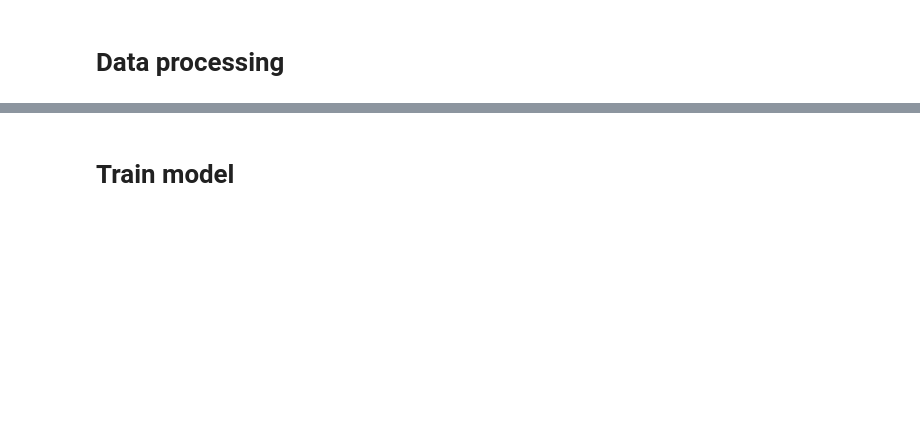
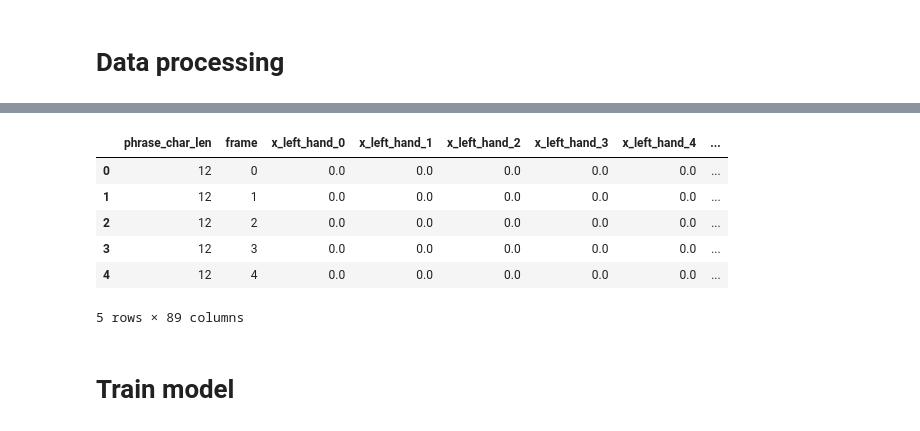
Before and after one commit to Nekoiii/Kaggle_notebook, a Jupyter notebook: sign-language-fingerspelling-recognition-2.ipynb, the cells around one changed output, grey strips where cells are left out. Saved outputs shown, nothing was run; the diff lists cells and outputs as text; code cells hidden in the pictures; blank space fills up the shorter version.

Commit message:
After doing OnHotEncoder

```diff
--- a/sign-language-fingerspelling-recognition-2.ipynb
+++ b/sign-language-fingerspelling-recognition-2.ipynb
@@ -116,3 +300,27 @@ train.head()
+# %%
+from sklearn.preprocessing import OneHotEncoder
+
+encoder = OneHotEncoder(sparse_output=False)
+
+phrase_type = features['phrase_type'].values.reshape(-1, 1)
+
+
+phrase_type_onehot = encoder.fit_transform(phrase_type)
+phrase_type_onehot_df = pd.DataFrame(phrase_type_onehot, columns=encoder.get_feature_names_out(['phrase_type']))
+
+features = features.drop(columns=['phrase_type'])
+features = pd.concat([features.reset_index(drop=True), phrase_type_onehot_df], axis=1)
+
+#phrase_type_onehot_df
+features.head()
+# %% [output]
+|  | phrase_char_len | frame | x_left_hand_0 | x_left_hand_1 | x_left_hand_2 | x_left_hand_3 | x_left_hand_4 | ... |
+| 0 | 12 | 0 | 0.0 | 0.0 | 0.0 | 0.0 | 0.0 | ... |
+| 1 | 12 | 1 | 0.0 | 0.0 | 0.0 | 0.0 | 0.0 | ... |
+| 2 | 12 | 2 | 0.0 | 0.0 | 0.0 | 0.0 | 0.0 | ... |
+| 3 | 12 | 3 | 0.0 | 0.0 | 0.0 | 0.0 | 0.0 | ... |
+| 4 | 12 | 4 | 0.0 | 0.0 | 0.0 | 0.0 | 0.0 | ... |
+5 rows × 89 columns
 # %% [markdown]
 # Train model
 # %%
```
Also changed, not shown: parts of 30 cells of this notebook.
